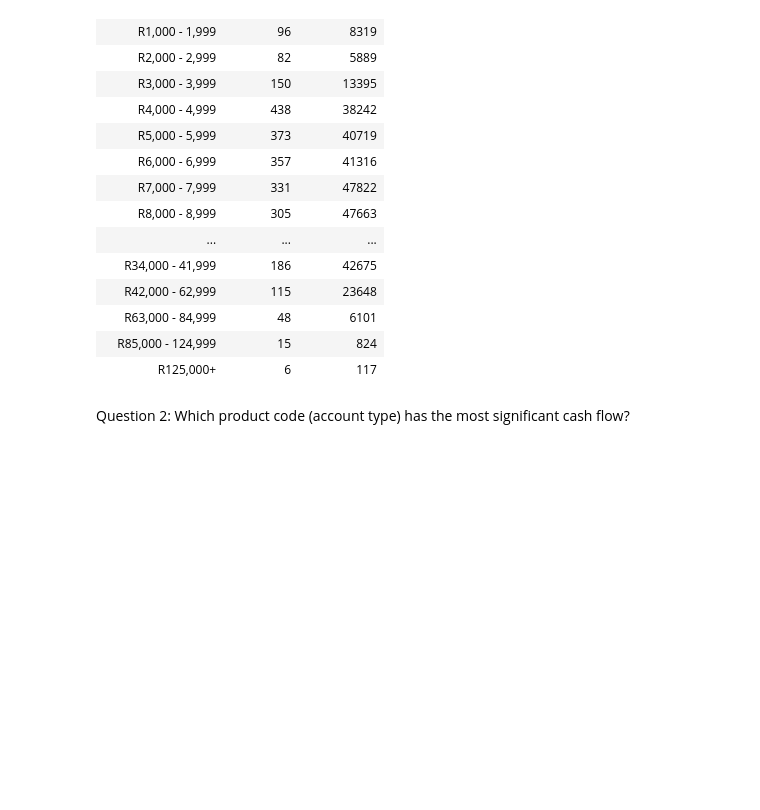
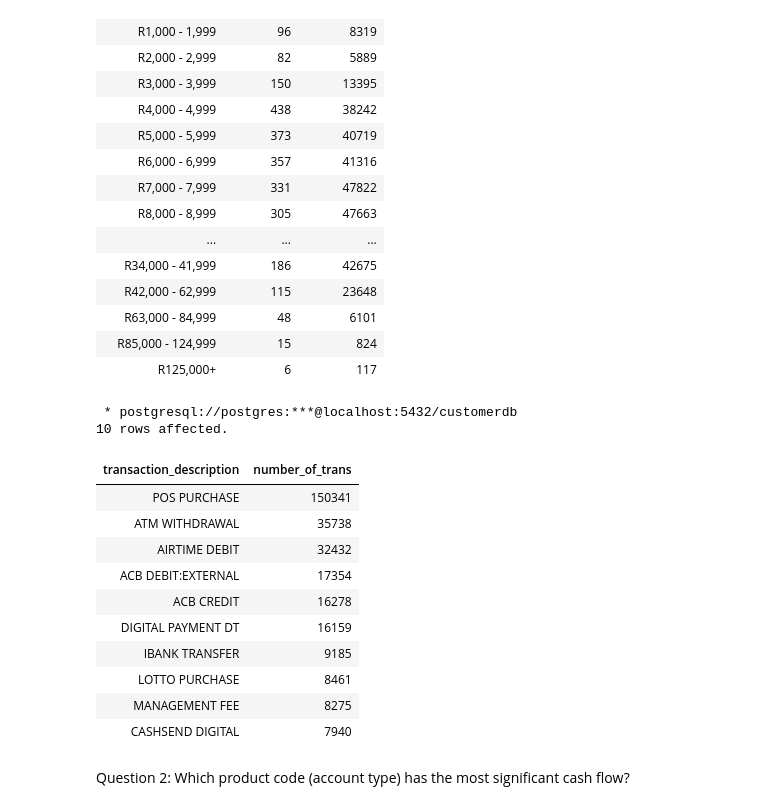
Before and after one commit to kanaka25/ABSA-Data, a Jupyter notebook: Jupyter_Script.ipynb, the cells around one changed output. Drawn from its saved outputs; the diff is of its cells as text; code cells hidden in the pictures; blank space fills up the shorter version.

```diff
--- a/Jupyter_Script.ipynb
+++ b/Jupyter_Script.ipynb
@@ -46,6 +48,31 @@ OFFSET 1 ROW
 | R63,000 - 84,999 | 48 | 6101 |
 | R85,000 - 124,999 | 15 | 824 |
 | R125,000+ | 6 | 117 |
+# %%
+%%sql
+
+SELECT t.transaction_description, COUNT(t.transaction_description) as number_of_trans
+FROM transactions t
+JOIN customers c
+on t.customer_identifier = c.customer_identifier
+WHERE income_group_code BETWEEN 6 AND 16
+GROUP BY t.transaction_description
+ORDER BY number_of_trans DESC
+LIMIT 10
+# %% [output]
+ * postgresql://postgres:***@localhost:5432/customerdb
+10 rows affected.
+| transaction_description | number_of_trans |
+| POS PURCHASE | 150341 |
+| ATM WITHDRAWAL | 35738 |
+| AIRTIME DEBIT | 32432 |
+| ACB DEBIT:EXTERNAL | 17354 |
+| ACB CREDIT | 16278 |
+| DIGITAL PAYMENT DT | 16159 |
+| IBANK TRANSFER | 9185 |
+| LOTTO PURCHASE | 8461 |
+| MANAGEMENT FEE | 8275 |
+| CASHSEND DIGITAL | 7940 |
 # %% [markdown]
 Question 2: Which product code (account type) has the most significant cash flow?
 # %%
```
Also changed, not shown: parts of 1 cell of this notebook.
